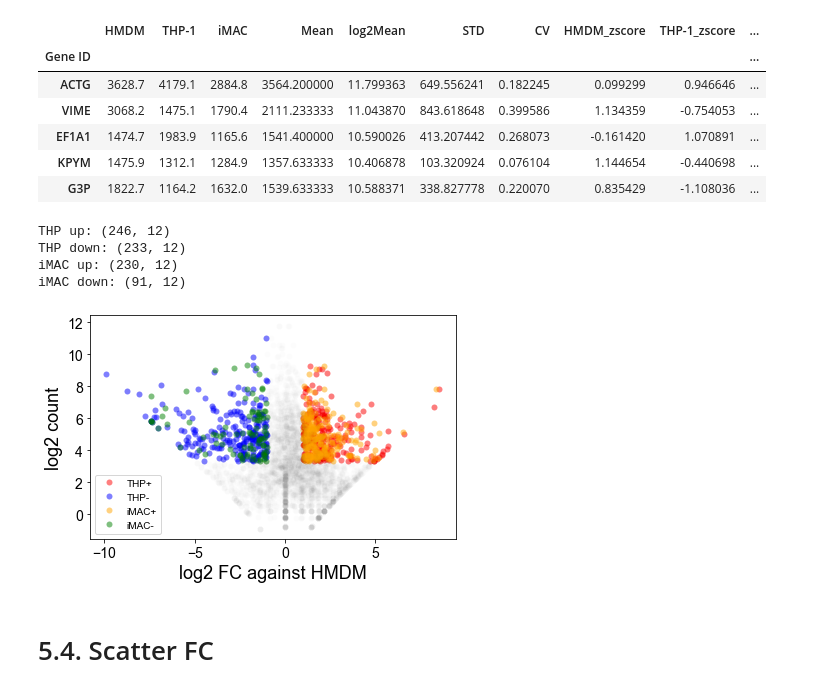
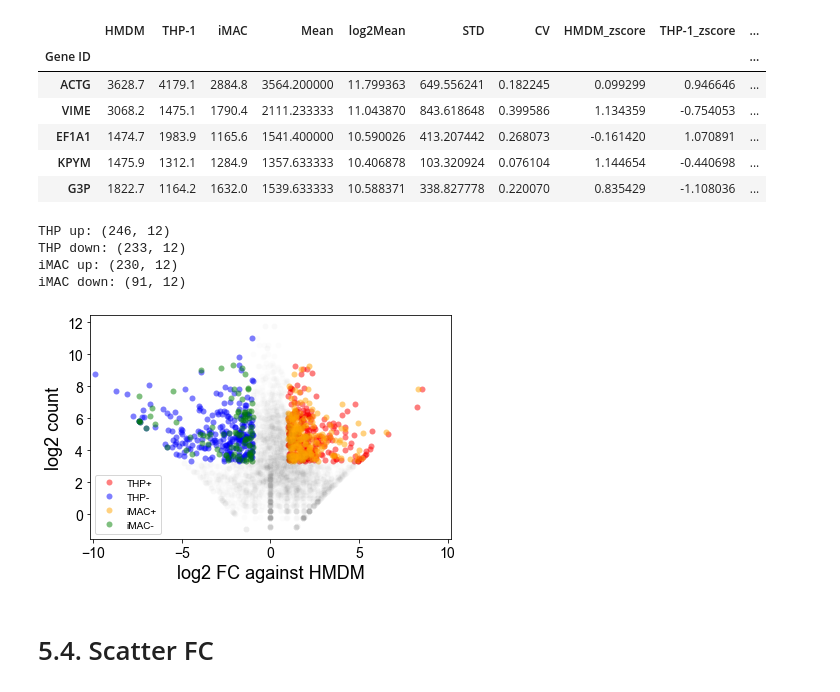
Before and after one commit to adelomana/uwm, a Jupyter notebook: proteomics.ipynb, the cells around one changed output. Drawn from its saved outputs; the diff is of its cells as text; code cells hidden in the pictures.

Commit message:
minor plot change

```diff
--- a/proteomics.ipynb
+++ b/proteomics.ipynb
@@ -355,34 +355,35 @@ print('THP up: {}'.format(new.shape))
 
 new=df.loc[(df['log2Mean'] > numpy.log2(10)) & (df['log2FC THP'] < -1)]
 matplotlib.pyplot.plot(new['log2FC THP'],new['log2Mean'],'o',color='blue',label='THP-',alpha=0.5,mew=0)
 print('THP down: {}'.format(new.shape))
 
 new=df.loc[(df['log2Mean'] > numpy.log2(10)) & (df['log2FC iMAC'] > 1)]
 matplotlib.pyplot.plot(new['log2FC iMAC'],new['log2Mean'],'o',color='orange',label='iMAC+',alpha=0.5,mew=0)
 print('iMAC up: {}'.format(new.shape))
 
 new=df.loc[(df['log2Mean'] > numpy.log2(10)) & (df['log2FC iMAC'] < -1)]
 matplotlib.pyplot.plot(new['log2FC iMAC'],new['log2Mean'],'o',color='green',label='iMAC-',alpha=0.5,mew=0)
 print('iMAC down: {}'.format(new.shape))
 
 new=df.loc[df['log2Mean'] < numpy.log2(10)]
 matplotlib.pyplot.plot(new['log2FC THP'],new['log2Mean'],'o',color='black',alpha=0.01,mew=0)
 matplotlib.pyplot.plot(new['log2FC iMAC'],new['log2Mean'],'o',color='black',alpha=0.01,mew=0)
 
 new=df.loc[(df['log2Mean'] > numpy.log2(10)) & (df['log2FC iMAC'] > -1) & (df['log2FC iMAC'] < 1)]
 matplotlib.pyplot.plot(new['log2FC THP'],new['log2Mean'],'o',color='black',alpha=0.01,mew=0)
 matplotlib.pyplot.plot(new['log2FC iMAC'],new['log2Mean'],'o',color='black',alpha=0.01,mew=0)
 
+matplotlib.pyplot.xlim(-10.2,10.2)
 matplotlib.pyplot.legend(loc=3)
 matplotlib.pyplot.xlabel('log2 FC against HMDM')
 matplotlib.pyplot.ylabel('log2 count')
 matplotlib.pyplot.tight_layout()
 # %% [output]
 THP up: (246, 12)
 THP down: (233, 12)
 iMAC up: (230, 12)
 iMAC down: (91, 12)
-[figure, old version]
+[figure, new version]
 # %% [markdown]
 # 5.4. Scatter FC
 # %%
```
Also changed, not shown: 2 other files.
